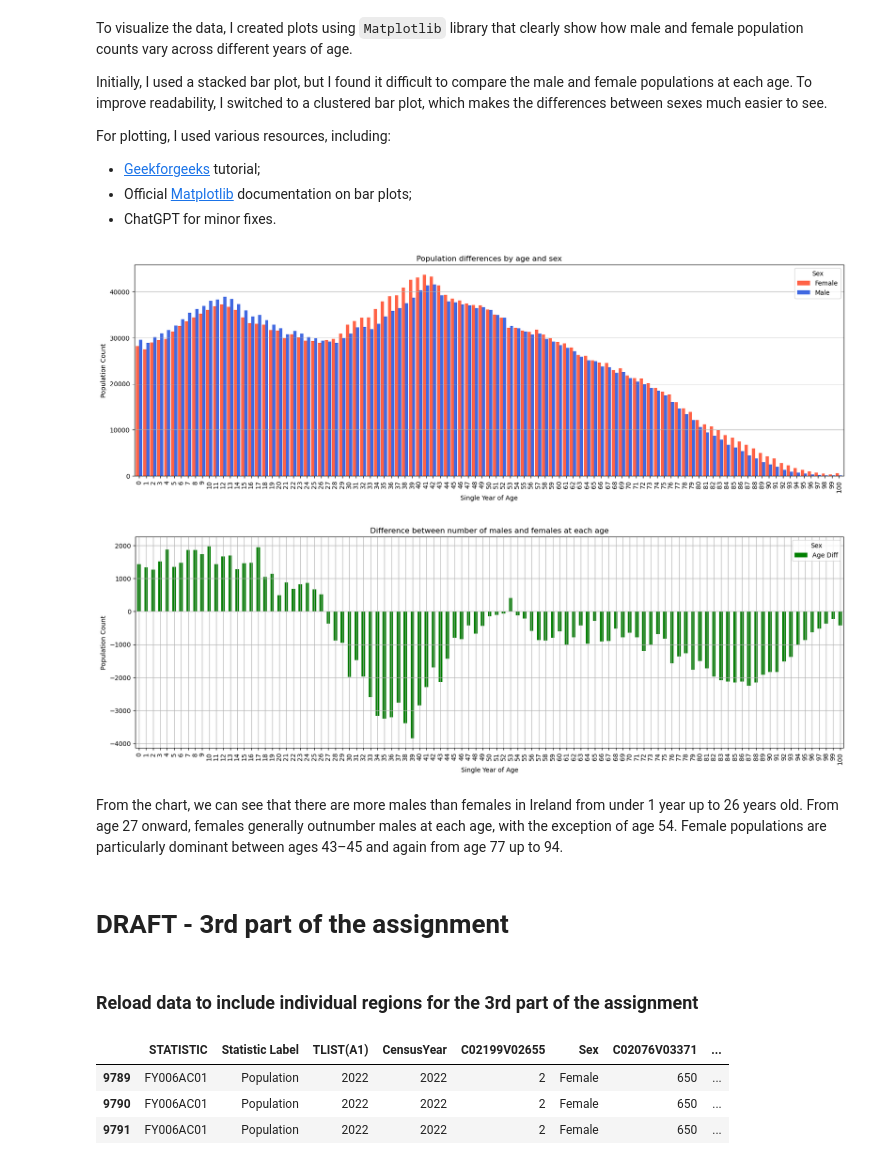
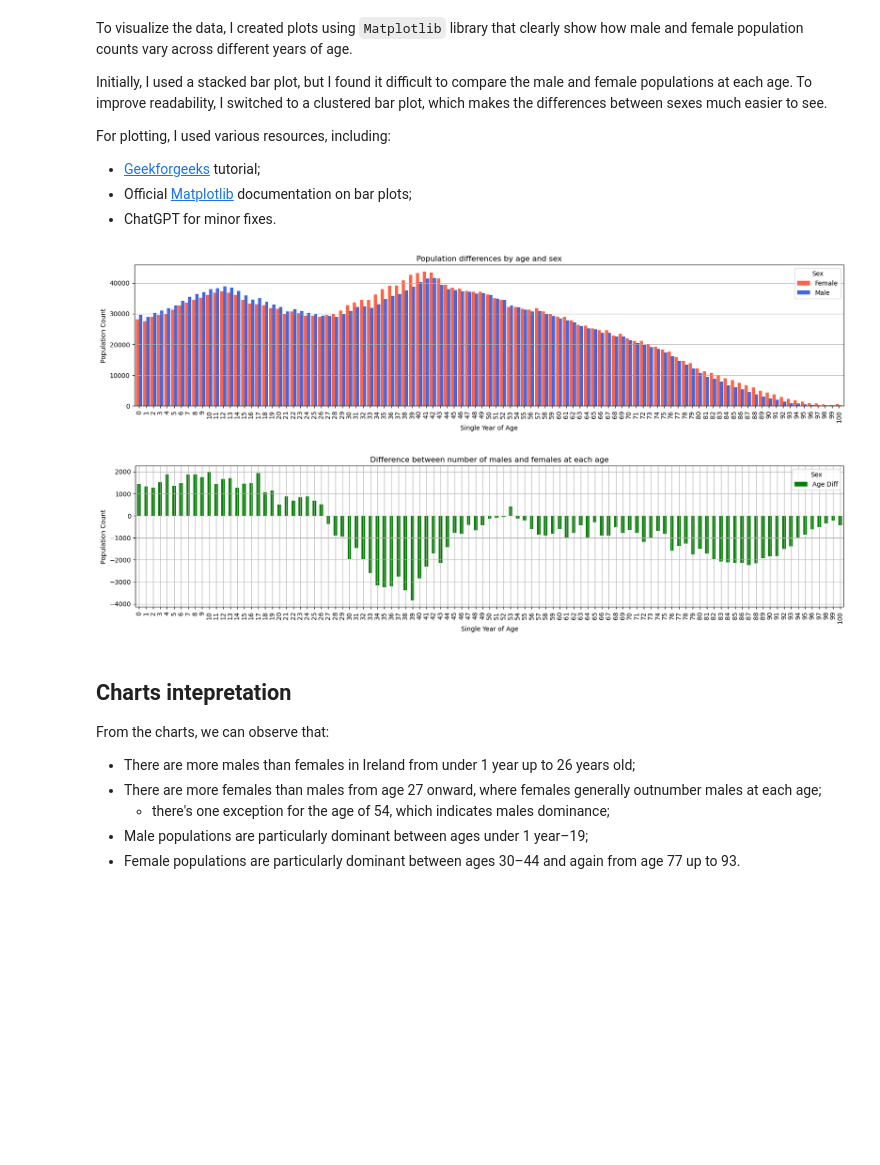
Before and after one commit to Oksyyy/programming-for-data-analytics, a Jupyter notebook: assignments/assignment05-population.ipynb, the cells around one changed output. Drawn from its saved outputs; the diff is of its cells as text; code cells hidden in the pictures; blank space fills up the shorter version.

```diff
--- a/assignments/assignment05-population.ipynb
+++ b/assignments/assignment05-population.ipynb
@@ -170,32 +172,26 @@ For plotting, I used various resources, including:
 # %%
 # Create a clustered bar plot passing both sexes as y values
 # This show the differences between male and female populations at each age
-ax1 = df_analysis.plot.bar(y=['Female', 'Male'], width=0.9, color={"Male": "royalblue", "Female": "tomato"}, figsize=(20, 6))
+ax1 = df_analysis.plot.bar(y=['Female', 'Male'], width=0.9, color={"Male": "royalblue", "Female": "tomato"}, figsize=(20, 4))
 # Add titles, labels, grid
 ax1.set_title('Population differences by age and sex')
 ax1.set_ylabel('Population Count')
 ax1.grid(axis='y')
 
 # Create a separate bar plot to show the age delta between male and female populations
-ax2 = df_analysis.plot.bar(y=['Age Diff'], color = 'green', figsize=(20, 6))
+ax2 = df_analysis.plot.bar(y=['Age Diff'], color = 'green', figsize=(20, 4))
 # Add titles, labels, grid
 ax2.set_title('Difference between number of males and females at each age')
 ax2.set_ylabel('Population Count')
 ax2.grid(True)
 # %% [output]
-[figure, old version]
+[figure, new version]
-[figure, old version]
+[figure, new version]
 # %% [markdown]
-From the chart, we can see that there are more males than females in Ireland from under 1 year up to 26 years old. From age 27 onward, females generally outnumber males at each age, with the exception of age 54. Female populations are particularly dominant between ages 43–45 and again from age 77 up to 94.
+## Charts intepretation
+From the charts, we can observe that:
+- There are more males than females in Ireland from under 1 year up to 26 years old;
+- There are more females than males from age 27 onward, where females generally outnumber males at each age;
+    - there's one exception for the age of 54, which indicates males dominance;
+- Male populations are particularly dominant between ages under 1 year–19;
+- Female populations are particularly dominant between ages 30–44 and again from age 77 up to 93.
-# %% [markdown]
-# DRAFT - 3rd part of the assignment
-# %% [markdown]
-### Reload data to include individual regions for the 3rd part of the assignment
-# %%
-df = pd.read_csv(url)
-df.tail(3)
-# %% [output]
-|  | STATISTIC | Statistic Label | TLIST(A1) | CensusYear | C02199V02655 | Sex | C02076V03371 | ... |
-| 9789 | FY006AC01 | Population | 2022 | 2022 | 2 | Female | 650 | ... |
-| 9790 | FY006AC01 | Population | 2022 | 2022 | 2 | Female | 650 | ... |
-| 9791 | FY006AC01 | Population | 2022 | 2022 | 2 | Female | 650 | ... |
```
Also changed, not shown: parts of 10 cells of this notebook, 2 other files.
